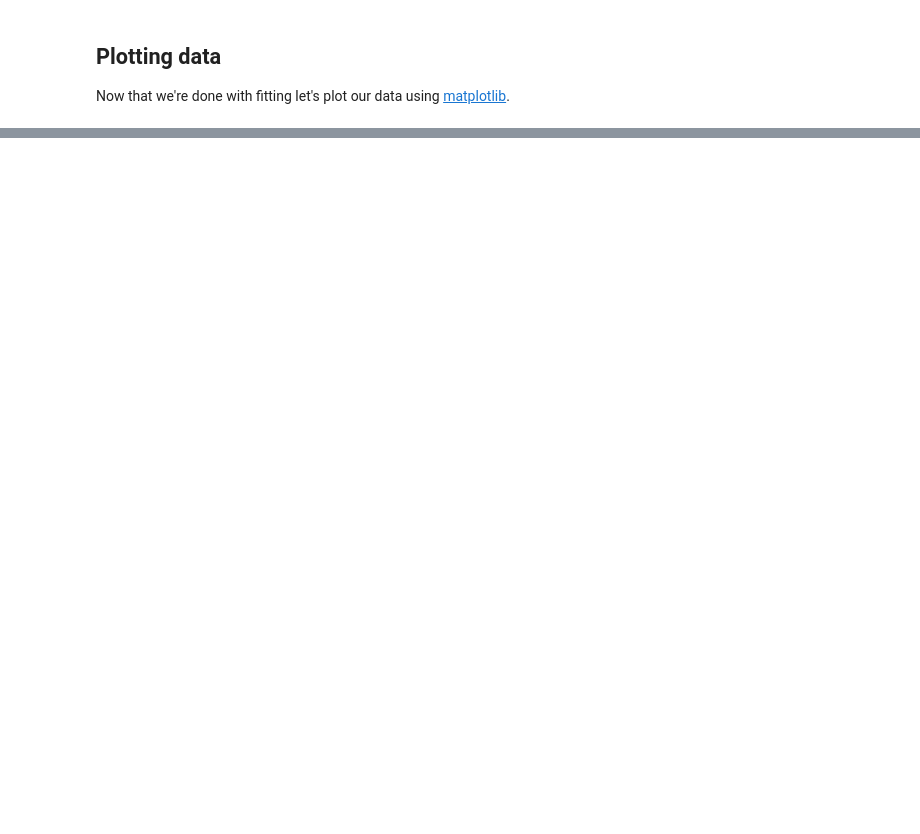
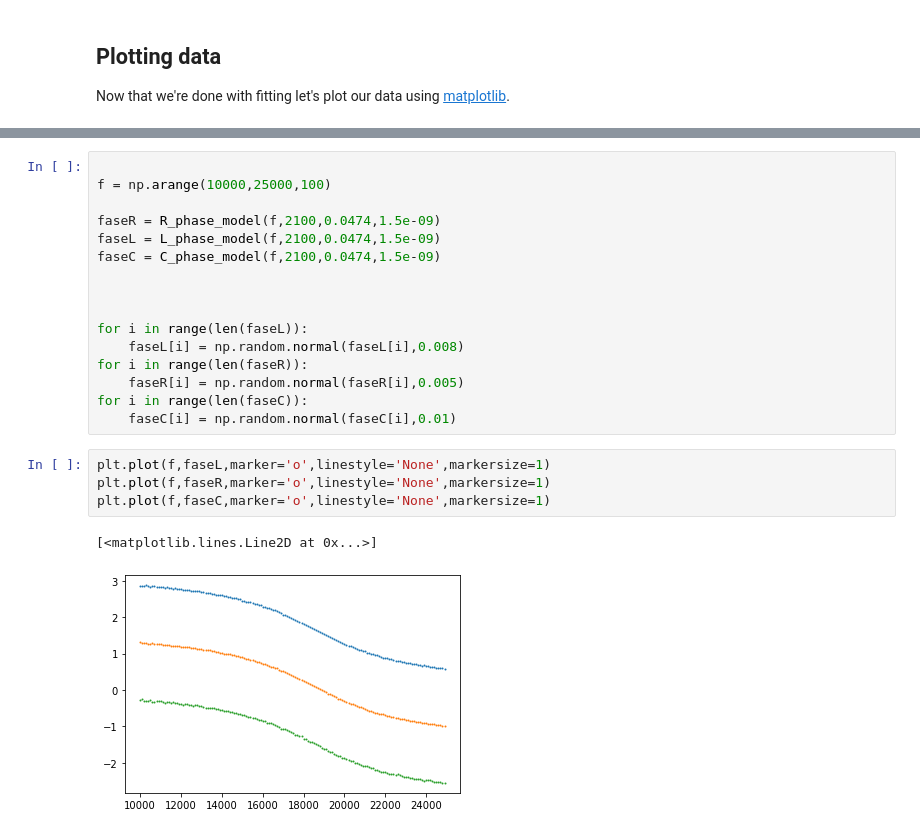
Before and after one commit to Feyn-23/Lab-II, a Jupyter notebook: code/phases.ipynb, the cells around one changed output, grey strips where cells are left out. Cells and saved outputs as stored; diff of their text form; blank space fills up the shorter version.

```diff
--- a/code/phases.ipynb
+++ b/code/phases.ipynb
@@ -273,0 +274,23 @@ plt.savefig('../figs/Phases.pdf')
+# %%
+
+f = np.arange(10000,25000,100)
+
+faseR = R_phase_model(f,2100,0.0474,1.5e-09)
+faseL = L_phase_model(f,2100,0.0474,1.5e-09)
+faseC = C_phase_model(f,2100,0.0474,1.5e-09)
+
+
+
+for i in range(len(faseL)):
+    faseL[i] = np.random.normal(faseL[i],0.008)
+for i in range(len(faseR)):
+    faseR[i] = np.random.normal(faseR[i],0.005)
+for i in range(len(faseC)):
+    faseC[i] = np.random.normal(faseC[i],0.01)
+# %%
+plt.plot(f,faseL,marker='o',linestyle='None',markersize=1)
+plt.plot(f,faseR,marker='o',linestyle='None',markersize=1)
+plt.plot(f,faseC,marker='o',linestyle='None',markersize=1)
+# %% [output]
+[<matplotlib.lines.Line2D at 0x...>]
+[figure, added]
```
Also changed, not shown: parts of 6 cells of this notebook, 19 other files.
